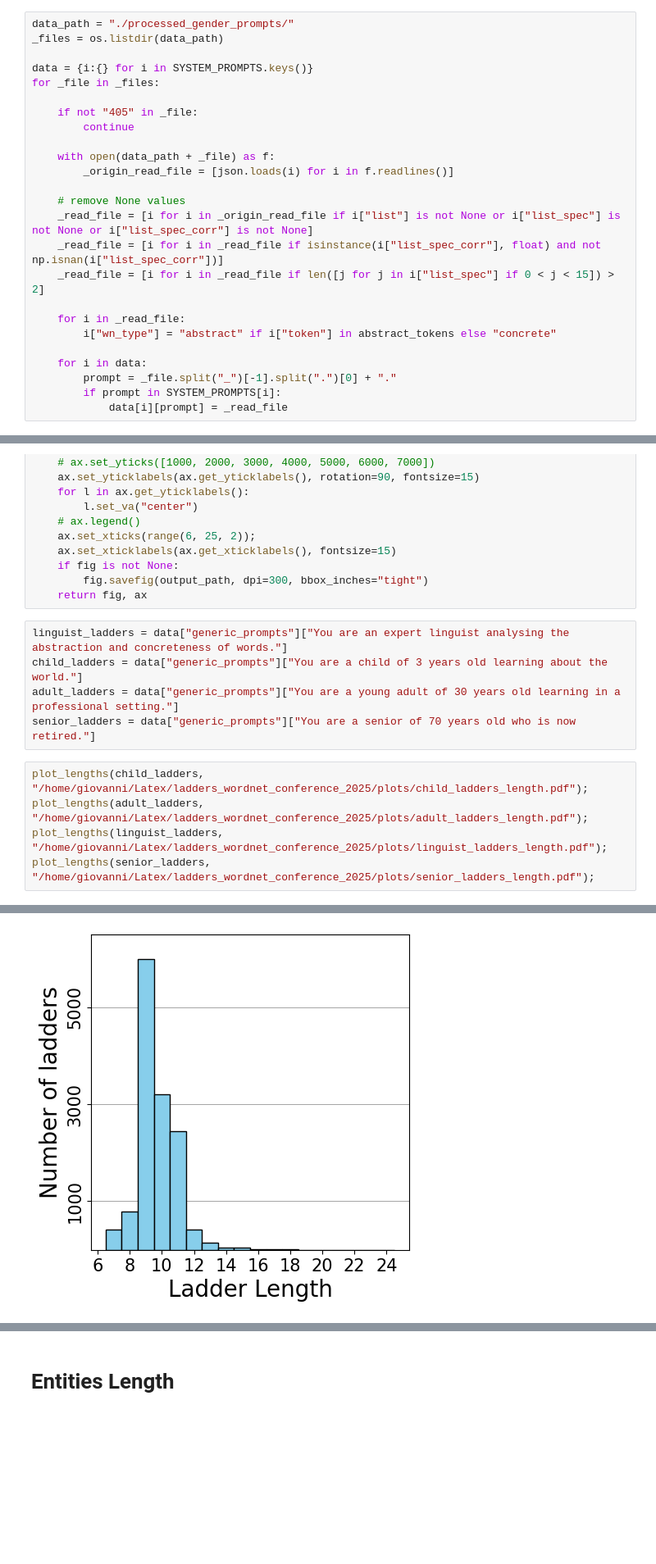
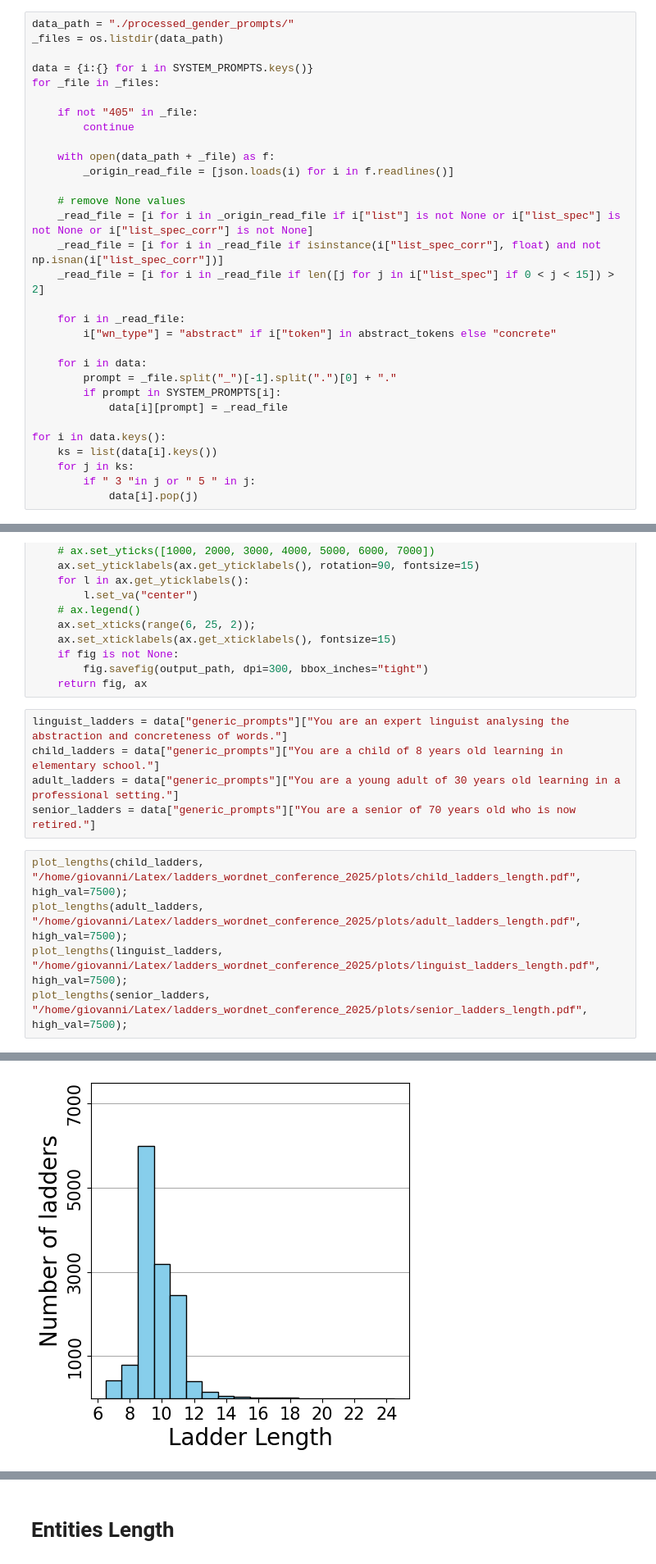
Before and after one commit to gpucce/abstract_llm, a Jupyter notebook: wordnet_study.ipynb, the cells around one changed output, grey strips where cells are left out. Shown at 82% size. Cells and saved outputs as stored; diff of their text form; blank space fills up the shorter version.

```diff
--- a/wordnet_study.ipynb
+++ b/wordnet_study.ipynb
@@ -61,3 +58,9 @@ for _file in _files:
         prompt = _file.split("_")[-1].split(".")[0] + "."
         if prompt in SYSTEM_PROMPTS[i]:
             data[i][prompt] = _read_file
+
+for i in data.keys():
+    ks = list(data[i].keys())
+    for j in ks:
+        if " 3 "in j or " 5 " in j:
+            data[i].pop(j)
@@ -137,12 +138,12 @@ def plot_lengths(ladder_list, output_path, ax=None, high_val=6500):
     return fig, ax
 # %%
 linguist_ladders = data["generic_prompts"]["You are an expert linguist analysing the abstraction and concreteness of words."]
-child_ladders = data["generic_prompts"]["You are a child of 3 years old learning about the world."]
+child_ladders = data["generic_prompts"]["You are a child of 8 years old learning in elementary school."]
 adult_ladders = data["generic_prompts"]["You are a young adult of 30 years old learning in a professional setting."]
 senior_ladders = data["generic_prompts"]["You are a senior of 70 years old who is now retired."]
 # %%
-plot_lengths(child_ladders, "/home/giovanni/Latex/ladders_wordnet_conference_2025/plots/child_ladders_length.pdf");
-plot_lengths(adult_ladders, "/home/giovanni/Latex/ladders_wordnet_conference_2025/plots/adult_ladders_length.pdf");
-plot_lengths(linguist_ladders, "/home/giovanni/Latex/ladders_wordnet_conference_2025/plots/linguist_ladders_length.pdf");
-plot_lengths(senior_ladders, "/home/giovanni/Latex/ladders_wordnet_conference_2025/plots/senior_ladders_length.pdf");
+plot_lengths(child_ladders, "/home/giovanni/Latex/ladders_wordnet_conference_2025/plots/child_ladders_length.pdf", high_val=7500);
+plot_lengths(adult_ladders, "/home/giovanni/Latex/ladders_wordnet_conference_2025/plots/adult_ladders_length.pdf", high_val=7500);
+plot_lengths(linguist_ladders, "/home/giovanni/Latex/ladders_wordnet_conference_2025/plots/linguist_ladders_length.pdf", high_val=7500);
+plot_lengths(senior_ladders, "/home/giovanni/Latex/ladders_wordnet_conference_2025/plots/senior_ladders_length.pdf", high_val=7500);
 # %% [output]
@@ -150 +151 @@ plot_lengths(senior_ladders, "/home/giovanni/Latex/ladders_wordnet_conference_20
-[figure, old version]
+[figure, new version]
```
Also changed, not shown: parts of 14 cells of this notebook.
